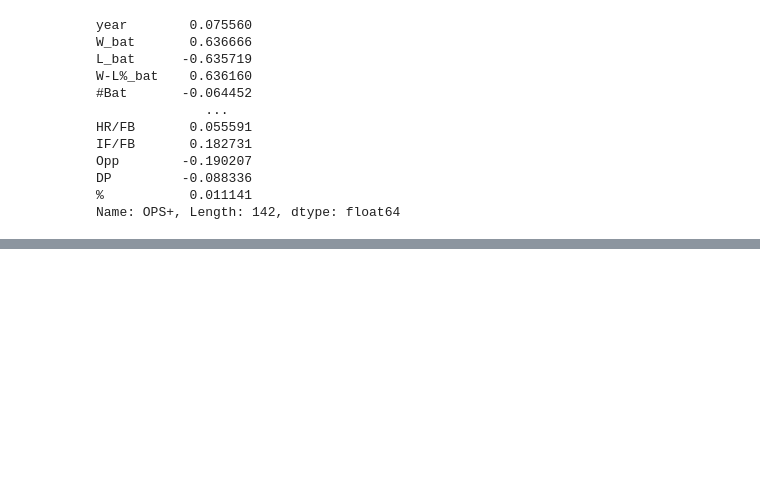
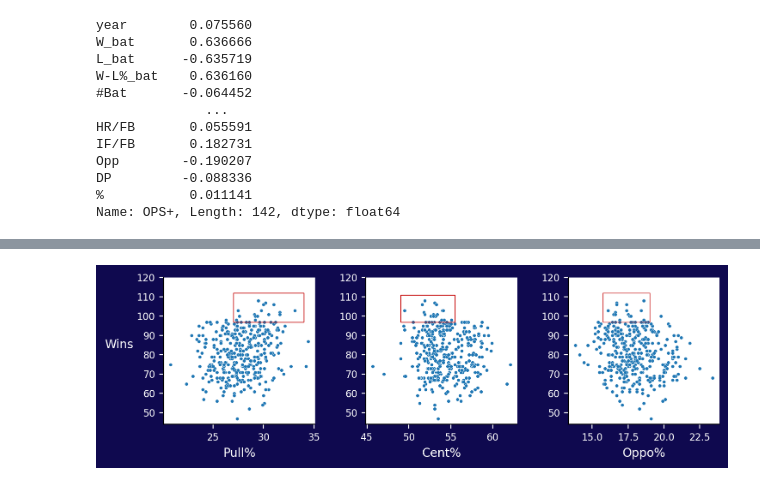
Before and after one commit to martin-reyes/project-regression_predict_mlb_wins, a Jupyter notebook: Explore.ipynb, the cells around one changed output, grey strips where cells are left out. Drawn from its saved outputs; the diff is of its cells as text; code cells hidden in the pictures; blank space fills up the shorter version.

```diff
--- a/P1 Explore.ipynb
+++ b/Explore.ipynb
@@ -975,0 +1227,52 @@ Name: OPS+, Length: 142, dtype: float64
+# %%
+# Create the subplots
+fig, axes = plt.subplots(nrows=1, ncols=3, figsize=(7.5, 2.5))
+
+# Scatterplot 1
+sns.scatterplot(data=tm_batting_train, x='Pull%', y='W', s=8, ax=axes[0])
+axes[0].set_xlabel('Pull%', color='white')
+axes[0].set_yticks(ticks=np.arange(50, 121, 10))
+axes[0].set_ylabel('Wins', rotation=0, labelpad=15, color='white')
+
+rectangle = patches.Rectangle((27, 97), 7, 15, linewidth=.5,
+                              edgecolor='#C40000', facecolor='none')
+axes[0].add_patch(rectangle)
+axes[0].add_patch(rectangle)
+
+
+# Scatterplot 2
+sns.scatterplot(data=tm_batting_train, x='Cent%', y='W', s=8, ax=axes[1])
+axes[1].set_xlabel('Cent%', color='white')
+axes[1].set_yticks(ticks=np.arange(50, 121, 10))
+axes[1].set_ylabel('')
+rectangle = patches.Rectangle((49, 97), 6.5, 14, linewidth=.5,
+                              edgecolor='#C40000', facecolor='none')
+axes[1].add_patch(rectangle)
+axes[1].add_patch(rectangle)
+
+
+# Scatterplot 3
+sns.scatterplot(data=tm_batting_train, x='Oppo%', y='W', s=8, ax=axes[2])
+axes[2].set_xlabel('Oppo%', color='white')
+axes[2].set_yticks(ticks=np.arange(50, 121, 10))
+axes[2].set_ylabel('')
+rectangle = patches.Rectangle((15.75, 97), 3.25, 15, linewidth=.5,
+                              edgecolor='#C40000', facecolor='none')
+axes[2].add_patch(rectangle)
+
+# Adjust the spacing between subplots
+plt.tight_layout()
+sns.despine()
+
+for ax in axes:
+    # make ticks smaller
+    ax.tick_params(axis='both', labelsize=8,
+                   color='white', labelcolor='white')
+
+fig = plt.gcf()
+fig.set_facecolor('#0f094f')
+
+# Show the plot
+plt.show()
+# %% [output]
+[figure, added]
```
Also changed, not shown: parts of 16 cells of this notebook, 5 other files.
